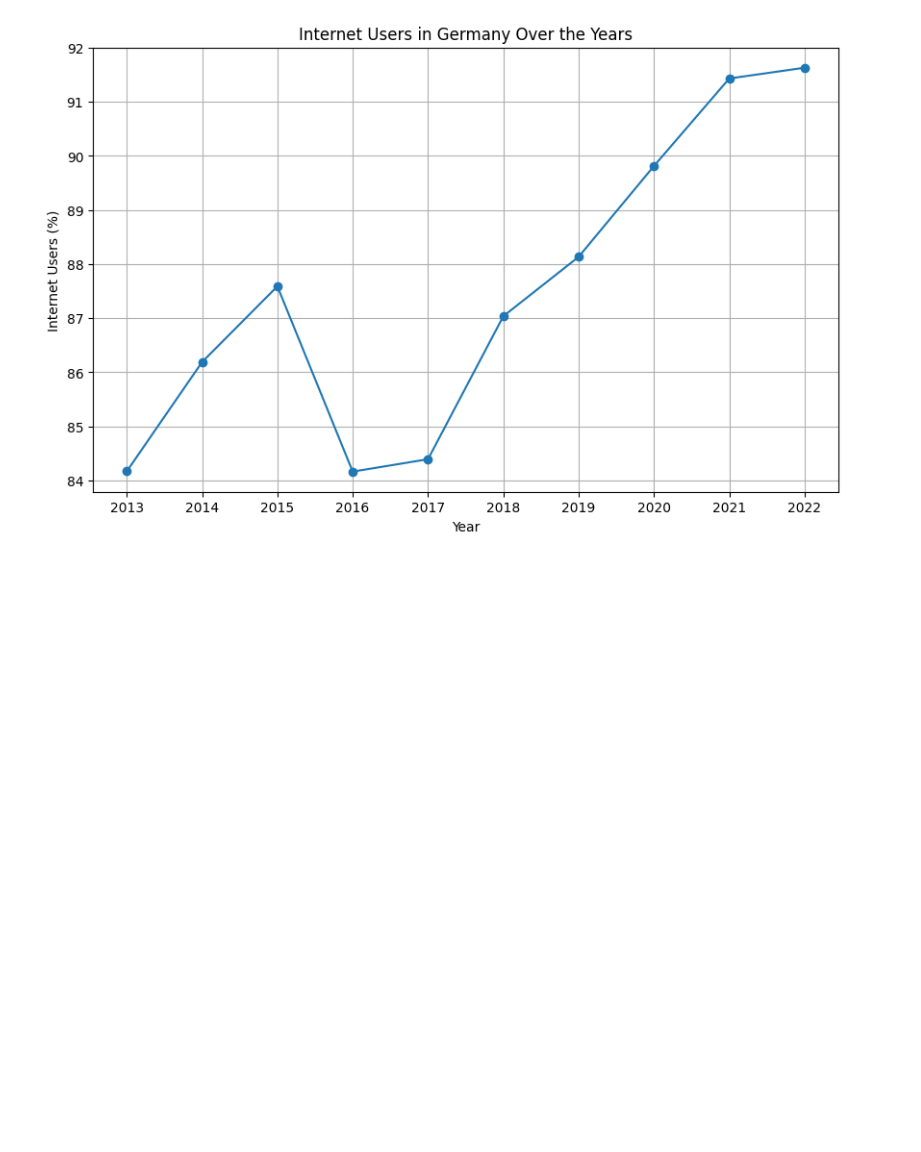
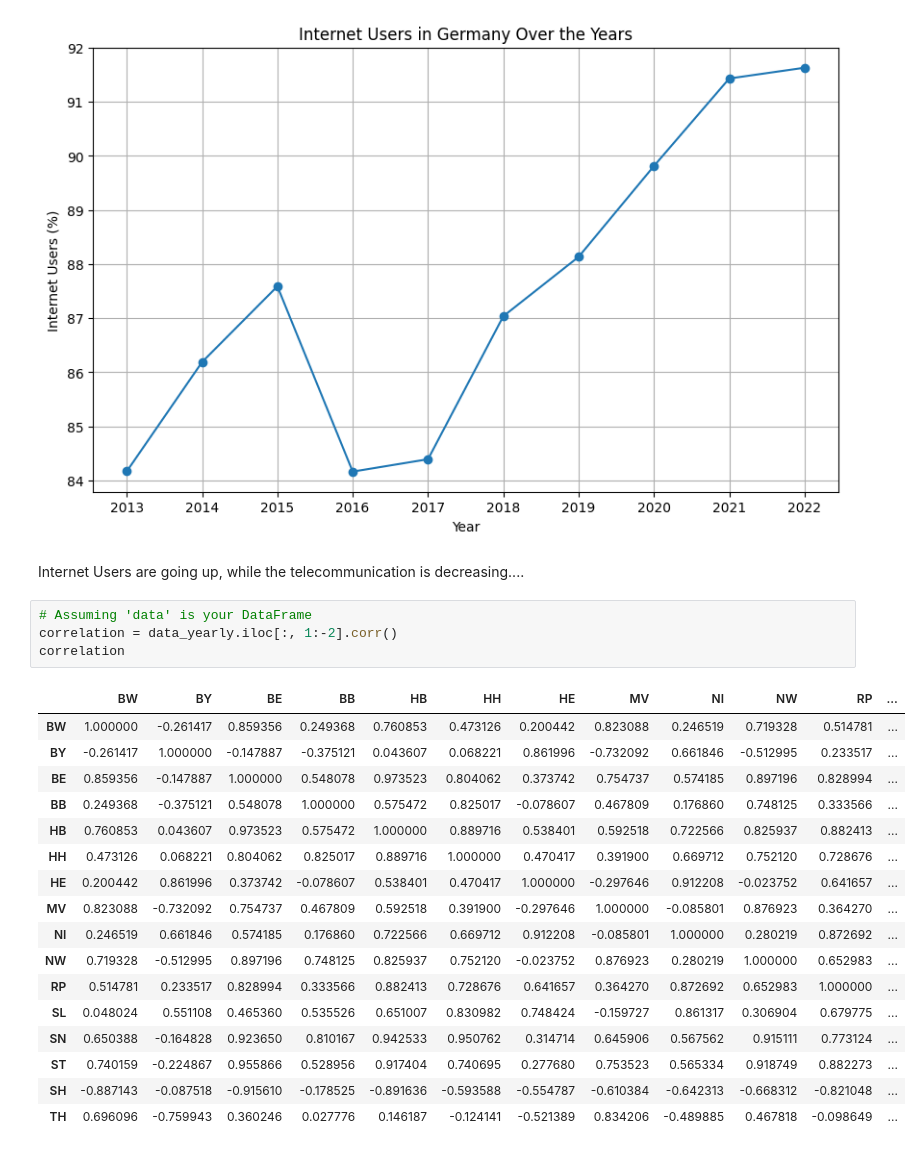
Before and after one commit to JakobUnterholzner/DataLiteracy, a Jupyter notebook: exp/exp_JU_02_RelateSurveillanceToUsers.ipynb, the cells around one changed output. Saved outputs shown, nothing was run; the diff lists cells and outputs as text; blank space fills up the shorter version.

```diff
--- a/exp/exp_JU_02_RelateSurveillanceToUsers.ipynb
+++ b/exp/exp_JU_02_RelateSurveillanceToUsers.ipynb
@@ -86,3 +86,27 @@ plt.grid(True)
 plt.show()
 # %% [output]
 [figure]
+# %% [markdown]
+Internet Users are going up, while the telecommunication is decreasing....
+# %%
+# Assuming 'data' is your DataFrame
+correlation = data_yearly.iloc[:, 1:-2].corr()
+correlation
+# %% [output]
+|  | BW | BY | BE | BB | HB | HH | HE | MV | NI | NW | RP | ... |
+| BW | 1.000000 | -0.261417 | 0.859356 | 0.249368 | 0.760853 | 0.473126 | 0.200442 | 0.823088 | 0.246519 | 0.719328 | 0.514781 | ... |
+| BY | -0.261417 | 1.000000 | -0.147887 | -0.375121 | 0.043607 | 0.068221 | 0.861996 | -0.732092 | 0.661846 | -0.512995 | 0.233517 | ... |
+| BE | 0.859356 | -0.147887 | 1.000000 | 0.548078 | 0.973523 | 0.804062 | 0.373742 | 0.754737 | 0.574185 | 0.897196 | 0.828994 | ... |
+| BB | 0.249368 | -0.375121 | 0.548078 | 1.000000 | 0.575472 | 0.825017 | -0.078607 | 0.467809 | 0.176860 | 0.748125 | 0.333566 | ... |
+| HB | 0.760853 | 0.043607 | 0.973523 | 0.575472 | 1.000000 | 0.889716 | 0.538401 | 0.592518 | 0.722566 | 0.825937 | 0.882413 | ... |
+| HH | 0.473126 | 0.068221 | 0.804062 | 0.825017 | 0.889716 | 1.000000 | 0.470417 | 0.391900 | 0.669712 | 0.752120 | 0.728676 | ... |
+| HE | 0.200442 | 0.861996 | 0.373742 | -0.078607 | 0.538401 | 0.470417 | 1.000000 | -0.297646 | 0.912208 | -0.023752 | 0.641657 | ... |
+| MV | 0.823088 | -0.732092 | 0.754737 | 0.467809 | 0.592518 | 0.391900 | -0.297646 | 1.000000 | -0.085801 | 0.876923 | 0.364270 | ... |
+| NI | 0.246519 | 0.661846 | 0.574185 | 0.176860 | 0.722566 | 0.669712 | 0.912208 | -0.085801 | 1.000000 | 0.280219 | 0.872692 | ... |
+| NW | 0.719328 | -0.512995 | 0.897196 | 0.748125 | 0.825937 | 0.752120 | -0.023752 | 0.876923 | 0.280219 | 1.000000 | 0.652983 | ... |
+| RP | 0.514781 | 0.233517 | 0.828994 | 0.333566 | 0.882413 | 0.728676 | 0.641657 | 0.364270 | 0.872692 | 0.652983 | 1.000000 | ... |
+| SL | 0.048024 | 0.551108 | 0.465360 | 0.535526 | 0.651007 | 0.830982 | 0.748424 | -0.159727 | 0.861317 | 0.306904 | 0.679775 | ... |
+| SN | 0.650388 | -0.164828 | 0.923650 | 0.810167 | 0.942533 | 0.950762 | 0.314714 | 0.645906 | 0.567562 | 0.915111 | 0.773124 | ... |
+| ST | 0.740159 | -0.224867 | 0.955866 | 0.528956 | 0.917404 | 0.740695 | 0.277680 | 0.753523 | 0.565334 | 0.918749 | 0.882273 | ... |
+| SH | -0.887143 | -0.087518 | -0.915610 | -0.178525 | -0.891636 | -0.593588 | -0.554787 | -0.610384 | -0.642313 | -0.668312 | -0.821048 | ... |
+| TH | 0.696096 | -0.759943 | 0.360246 | 0.027776 | 0.146187 | -0.124141 | -0.521389 | 0.834206 | -0.489885 | 0.467818 | -0.098649 | ... |
```
Also changed, not shown: parts of 5 cells of this notebook, 1 other file.
